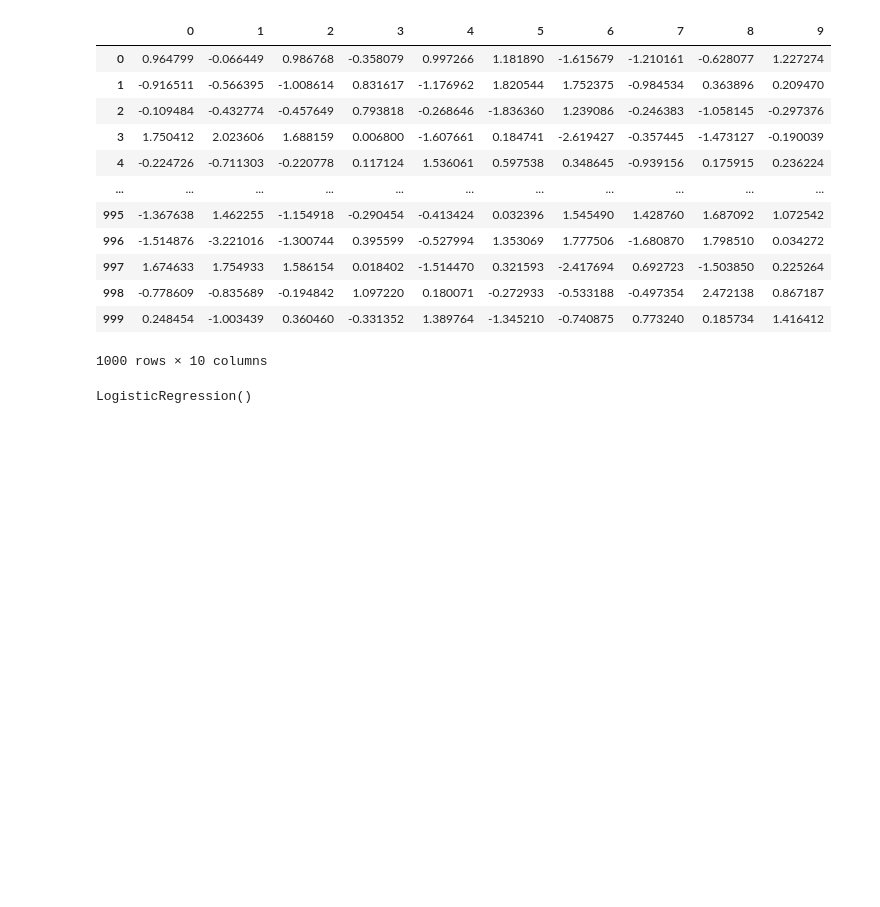
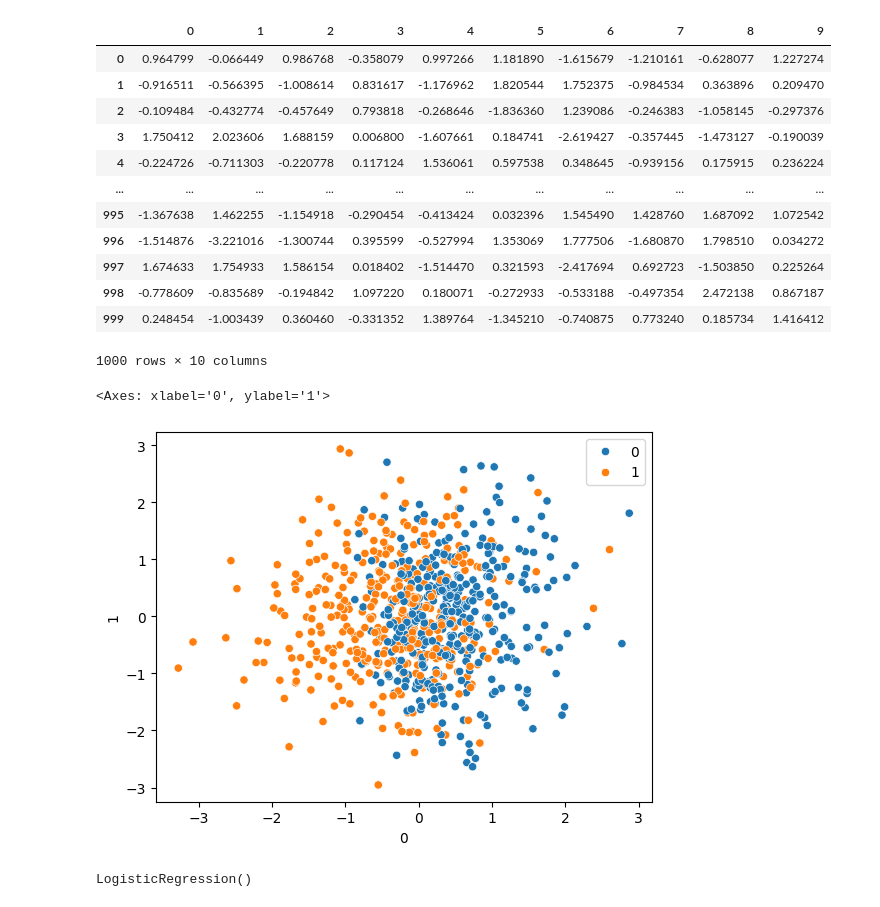
Before and after one commit to shivam-paul-19/Machine-learning, a Jupyter notebook: Supervised learning/Logistic Regression/logistic_reg.ipynb, the cells around one changed output. Saved outputs shown, nothing was run; the diff lists cells and outputs as text; code cells hidden in the pictures; blank space fills up the shorter version.

```diff
--- a/Supervised learning/Logistic Regression/logistic_reg.ipynb
+++ b/Supervised learning/Logistic Regression/logistic_reg.ipynb
@@ -231,6 +231,14 @@ pd.DataFrame(X)
 # train test split
 from sklearn.model_selection import train_test_split
 X_train, X_test, y_train, y_test = train_test_split(X, y, train_size=0.25, random_state=42)
+# %%
+# visualise the data points
+
+import seaborn as sns
+sns.scatterplot(x=pd.DataFrame(X_test)[0], y=pd.DataFrame(X_test)[1], hue=y_test)
+# %% [output]
+<Axes: xlabel='0', ylabel='1'>
+[figure, added]
 # %%
 # train the model on train dataset
 from sklearn.linear_model import LogisticRegression
```
Also changed, not shown: 3 other files.
